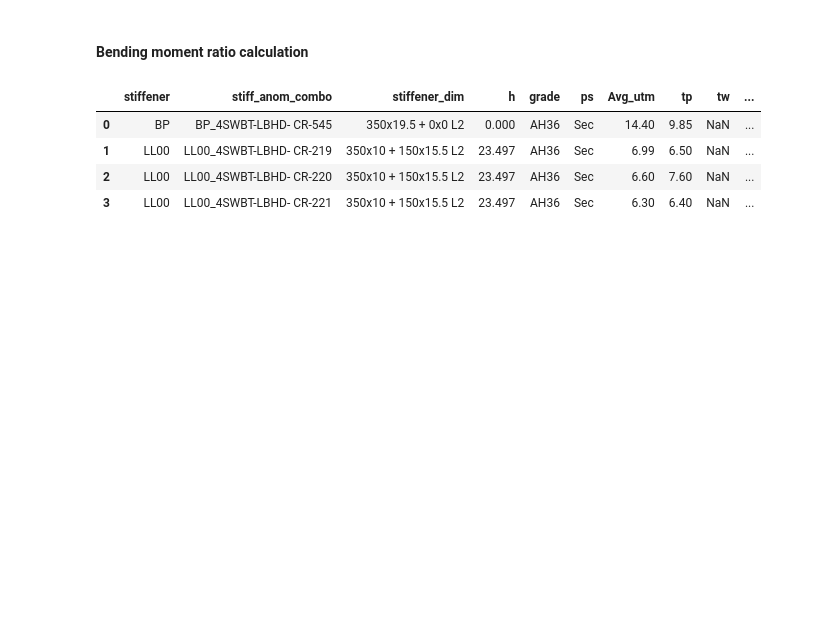
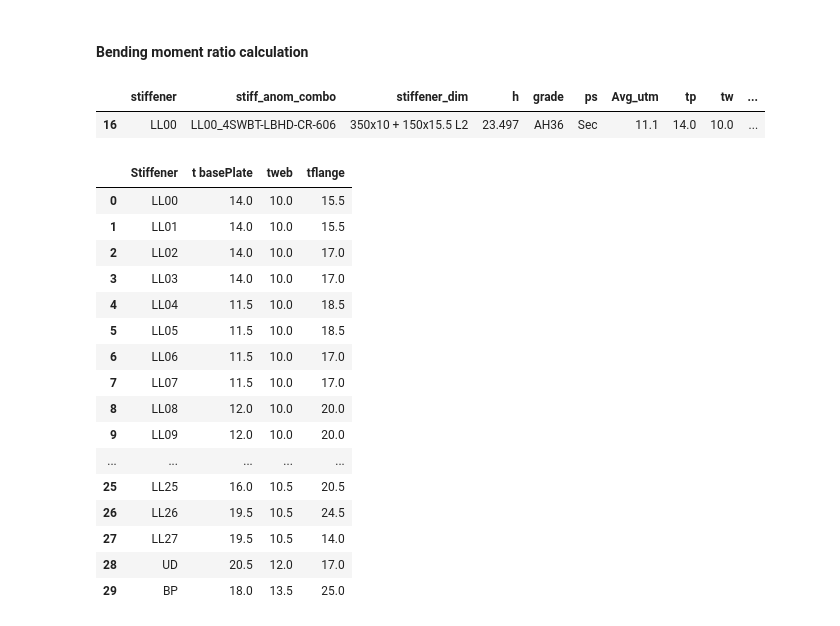
Before and after one commit to nishamnisham/PythonScripts, a Jupyter notebook: XLWINGS/jad_fmeca_b5_operation_calc.ipynb, the cells around one changed output. Drawn from its saved outputs; the diff is of its cells as text; code cells hidden in the pictures; blank space fills up the shorter version.

```diff
--- a/XLWINGS/jad_fmeca_b5_operation_calc.ipynb
+++ b/XLWINGS/jad_fmeca_b5_operation_calc.ipynb
@@ -26,0 +31,6 @@ df.head(1)
+# %%
+dm_file = 'decisionMatrix.xlsx'
+pathANworking = 'C:/Users/nisha/OneDrive - Floating Solutions Consulting/Documents/04. Projects/JAD-01 MV Main Deck/03. Working/FMECA/Batch 5 FMECA 2022/FMECA spreadsheets/AN_working'
+decisionMatrixPath = os.path.join(pathANworking,dm_file)
+# %%
+abts = pd.read_excel(decisionMatrixPath,sheet_name='abts')
@@ -189,13 +267,30 @@ def sfRatioFixedBeam(row):
 df['bm%'] = df.apply(bmRatioFixedBeam,axis=1)
 # %%
 df['sf%'] = df.apply(sfRatioFixedBeam,axis=1)
-# %%
-df.head(4)
-# %% [output]
-|  | stiffener | stiff_anom_combo | stiffener_dim | h | grade | ps | Avg_utm | tp | tw | ... |
-| 0 | BP | BP_4SWBT-LBHD- CR-545 | 350x19.5 + 0x0 L2 | 0.000 | AH36 | Sec | 14.40 | 9.85 | NaN | ... |
-| 1 | LL00 | LL00_4SWBT-LBHD- CR-219 | 350x10 + 150x15.5 L2 | 23.497 | AH36 | Sec | 6.99 | 6.50 | NaN | ... |
-| 2 | LL00 | LL00_4SWBT-LBHD- CR-220 | 350x10 + 150x15.5 L2 | 23.497 | AH36 | Sec | 6.60 | 7.60 | NaN | ... |
-| 3 | LL00 | LL00_4SWBT-LBHD- CR-221 | 350x10 + 150x15.5 L2 | 23.497 | AH36 | Sec | 6.30 | 6.40 | NaN | ... |
+# %%
+df[df['stiff_anom_combo']=='LL00_4SWBT-LBHD-CR-606']
+# %% [output]
+|  | stiffener | stiff_anom_combo | stiffener_dim | h | grade | ps | Avg_utm | tp | tw | ... |
+| 16 | LL00 | LL00_4SWBT-LBHD-CR-606 | 350x10 + 150x15.5 L2 | 23.497 | AH36 | Sec | 11.1 | 14.0 | 10.0 | ... |
+# %%
+abts
+# %% [output]
+|  | Stiffener | t basePlate | tweb | tflange |
+| 0 | LL00 | 14.0 | 10.0 | 15.5 |
+| 1 | LL01 | 14.0 | 10.0 | 15.5 |
+| 2 | LL02 | 14.0 | 10.0 | 17.0 |
+| 3 | LL03 | 14.0 | 10.0 | 17.0 |
+| 4 | LL04 | 11.5 | 10.0 | 18.5 |
+| 5 | LL05 | 11.5 | 10.0 | 18.5 |
+| 6 | LL06 | 11.5 | 10.0 | 17.0 |
+| 7 | LL07 | 11.5 | 10.0 | 17.0 |
+| 8 | LL08 | 12.0 | 10.0 | 20.0 |
+| 9 | LL09 | 12.0 | 10.0 | 20.0 |
+| ... | ... | ... | ... | ... |
+| 25 | LL25 | 16.0 | 10.5 | 20.5 |
+| 26 | LL26 | 19.5 | 10.5 | 24.5 |
+| 27 | LL27 | 19.5 | 10.5 | 14.0 |
+| 28 | UD | 20.5 | 12.0 | 17.0 |
+| 29 | BP | 18.0 | 13.5 | 25.0 |
 # %%
 xw.view(df)
```
Also changed, not shown: parts of 34 cells of this notebook, 3 other files.
